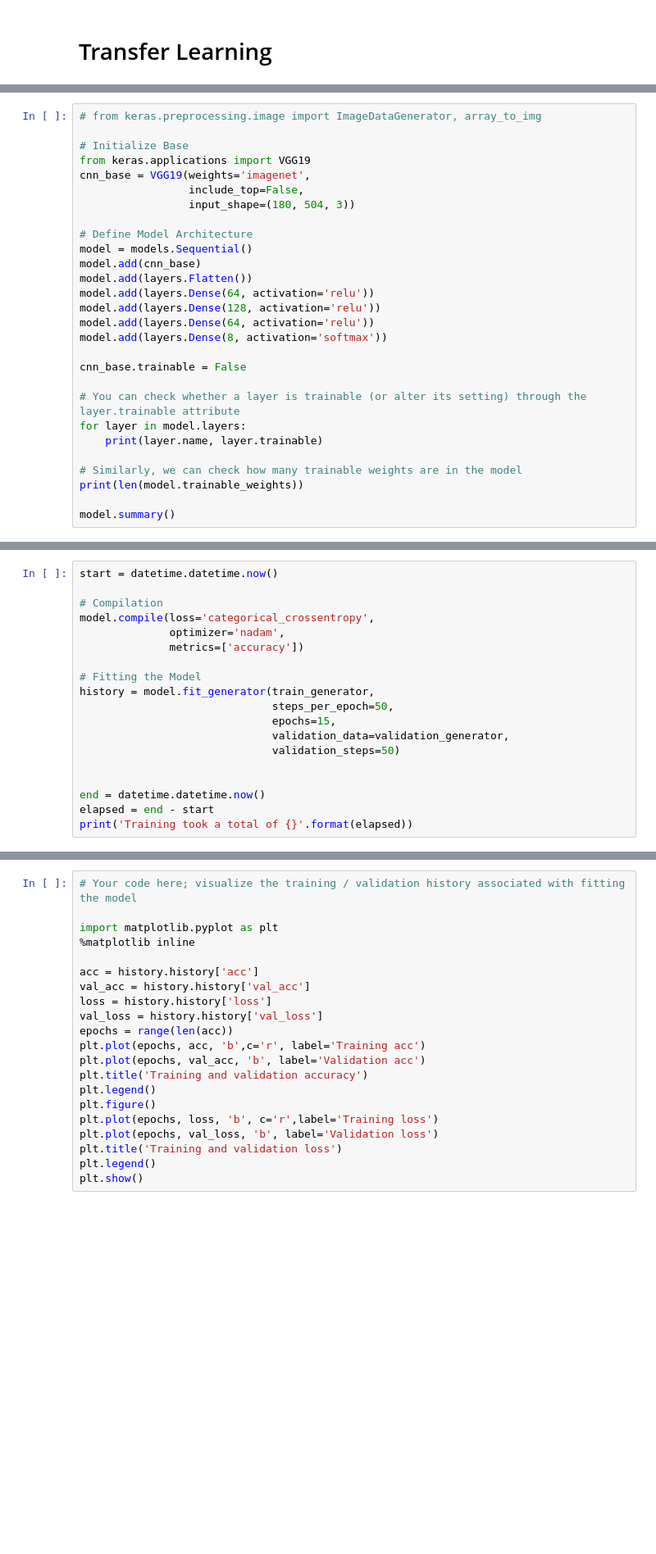
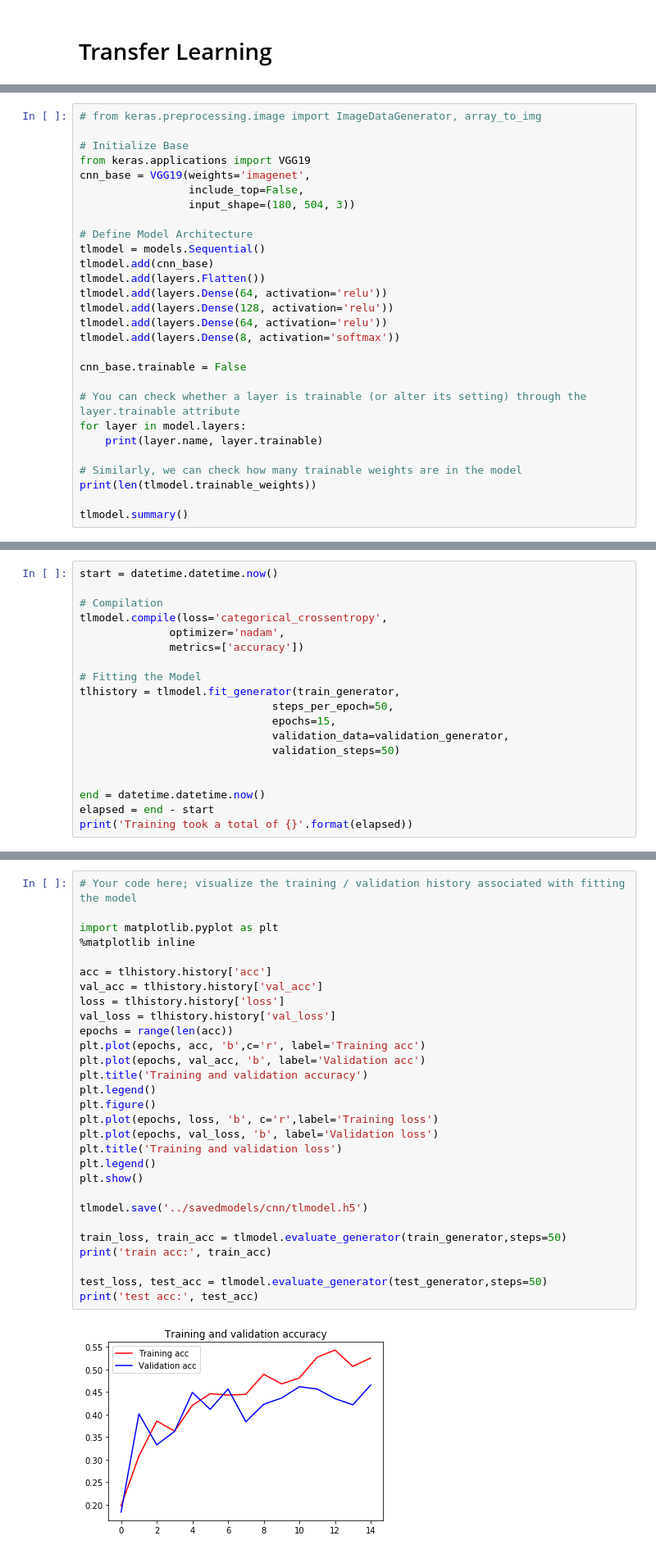
Before and after one commit to megan91292/Final-Capstone, a Jupyter notebook: Models/CNN & Transfer Learning.ipynb, the cells around one changed output, grey strips where cells are left out. Shown: that part at 82% size. Saved outputs shown, nothing was run; the diff lists cells and outputs as text; blank space fills up the shorter version.

```diff
--- a/Models/CNN & Transfer Learning.ipynb
+++ b/Models/CNN & Transfer Learning.ipynb
@@ -363,13 +286,13 @@ cnn_base = VGG19(weights='imagenet',
                  input_shape=(180, 504, 3))
 
 # Define Model Architecture
-model = models.Sequential()
-model.add(cnn_base)
-model.add(layers.Flatten())
-model.add(layers.Dense(64, activation='relu'))
-model.add(layers.Dense(128, activation='relu'))
-model.add(layers.Dense(64, activation='relu'))
-model.add(layers.Dense(8, activation='softmax'))
+tlmodel = models.Sequential()
+tlmodel.add(cnn_base)
+tlmodel.add(layers.Flatten())
+tlmodel.add(layers.Dense(64, activation='relu'))
+tlmodel.add(layers.Dense(128, activation='relu'))
+tlmodel.add(layers.Dense(64, activation='relu'))
+tlmodel.add(layers.Dense(8, activation='softmax'))
 
 cnn_base.trainable = False
 
@@ -378,7 +301,7 @@ for layer in model.layers:
     print(layer.name, layer.trainable)
 
 # Similarly, we can check how many trainable weights are in the model
-print(len(model.trainable_weights))
+print(len(tlmodel.trainable_weights))
 
-model.summary()
+tlmodel.summary()
 # %% [output]
@@ -403,12 +326,12 @@ _________________________________________________________________
 start = datetime.datetime.now()
 
 # Compilation
-model.compile(loss='categorical_crossentropy',
+tlmodel.compile(loss='categorical_crossentropy',
               optimizer='nadam',
               metrics=['accuracy'])
 
 # Fitting the Model
-history = model.fit_generator(train_generator,
+tlhistory = tlmodel.fit_generator(train_generator,
                               steps_per_epoch=50,
                               epochs=15,
                               validation_data=validation_generator,
@@ -423,21 +362,31 @@ Epoch 1/15
 # %%
 # Your code here; visualize the training / validation history associated with fitting the model
 
 import matplotlib.pyplot as plt
 %matplotlib inline
 
-acc = history.history['acc']
-val_acc = history.history['val_acc']
-loss = history.history['loss']
-val_loss = history.history['val_loss']
+acc = tlhistory.history['acc']
+val_acc = tlhistory.history['val_acc']
+loss = tlhistory.history['loss']
+val_loss = tlhistory.history['val_loss']
 epochs = range(len(acc))
 plt.plot(epochs, acc, 'b',c='r', label='Training acc')
 plt.plot(epochs, val_acc, 'b', label='Validation acc')
 plt.title('Training and validation accuracy')
 plt.legend()
 plt.figure()
 plt.plot(epochs, loss, 'b', c='r',label='Training loss')
 plt.plot(epochs, val_loss, 'b', label='Validation loss')
 plt.title('Training and validation loss')
 plt.legend()
 plt.show()
+
+tlmodel.save('../savedmodels/cnn/tlmodel.h5')
+
+train_loss, train_acc = tlmodel.evaluate_generator(train_generator,steps=50)
+print('train acc:', train_acc)
+
+test_loss, test_acc = tlmodel.evaluate_generator(test_generator,steps=50)
+print('test acc:', test_acc)
+# %% [output]
+[figure, added]
```
Also changed, not shown: parts of 47 cells of this notebook, 8 other files.
